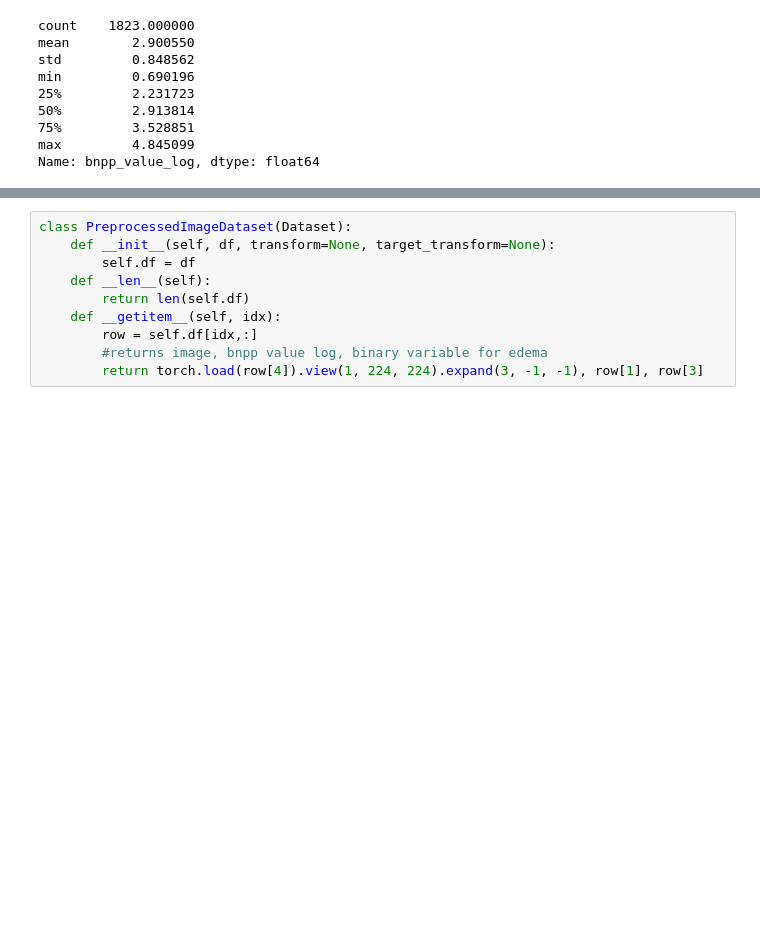
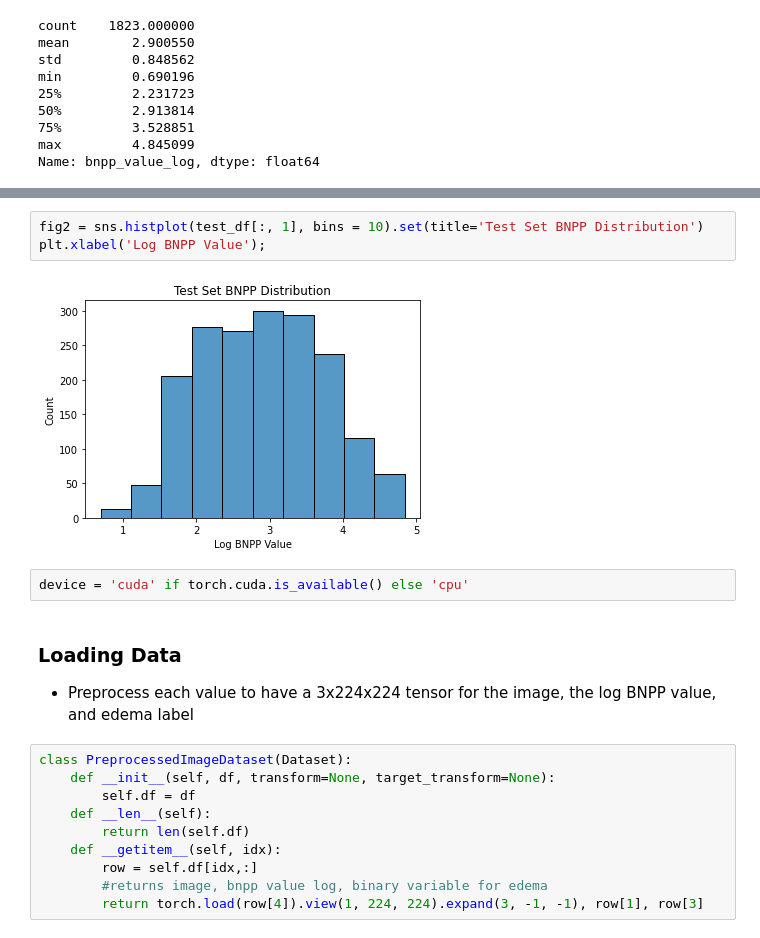
Before and after one commit to ddav118/DSC180A, a Jupyter notebook: Final.ipynb, the cells around one changed output, grey strips where cells are left out. Saved outputs shown, nothing was run; the diff lists cells and outputs as text; blank space fills up the shorter version.

```diff
--- a/Final.ipynb
+++ b/Final.ipynb
@@ -161,3 +174,14 @@ device = 'cuda' if torch.cuda.is_available() else 'cpu'
+# %%
+fig2 = sns.histplot(test_df[:, 1], bins = 10).set(title='Test Set BNPP Distribution')
+plt.xlabel('Log BNPP Value');
+# %% [output]
+[figure, added]
+# %%
+device = 'cuda' if torch.cuda.is_available() else 'cpu'
+# %% [markdown]
+### Loading Data
+
+- Preprocess each value to have a 3x224x224 tensor for the image, the log BNPP value, and edema label
 # %%
 class PreprocessedImageDataset(Dataset):
     def __init__(self, df, transform=None, target_transform=None):
```
Also changed, not shown: parts of 37 cells of this notebook.
